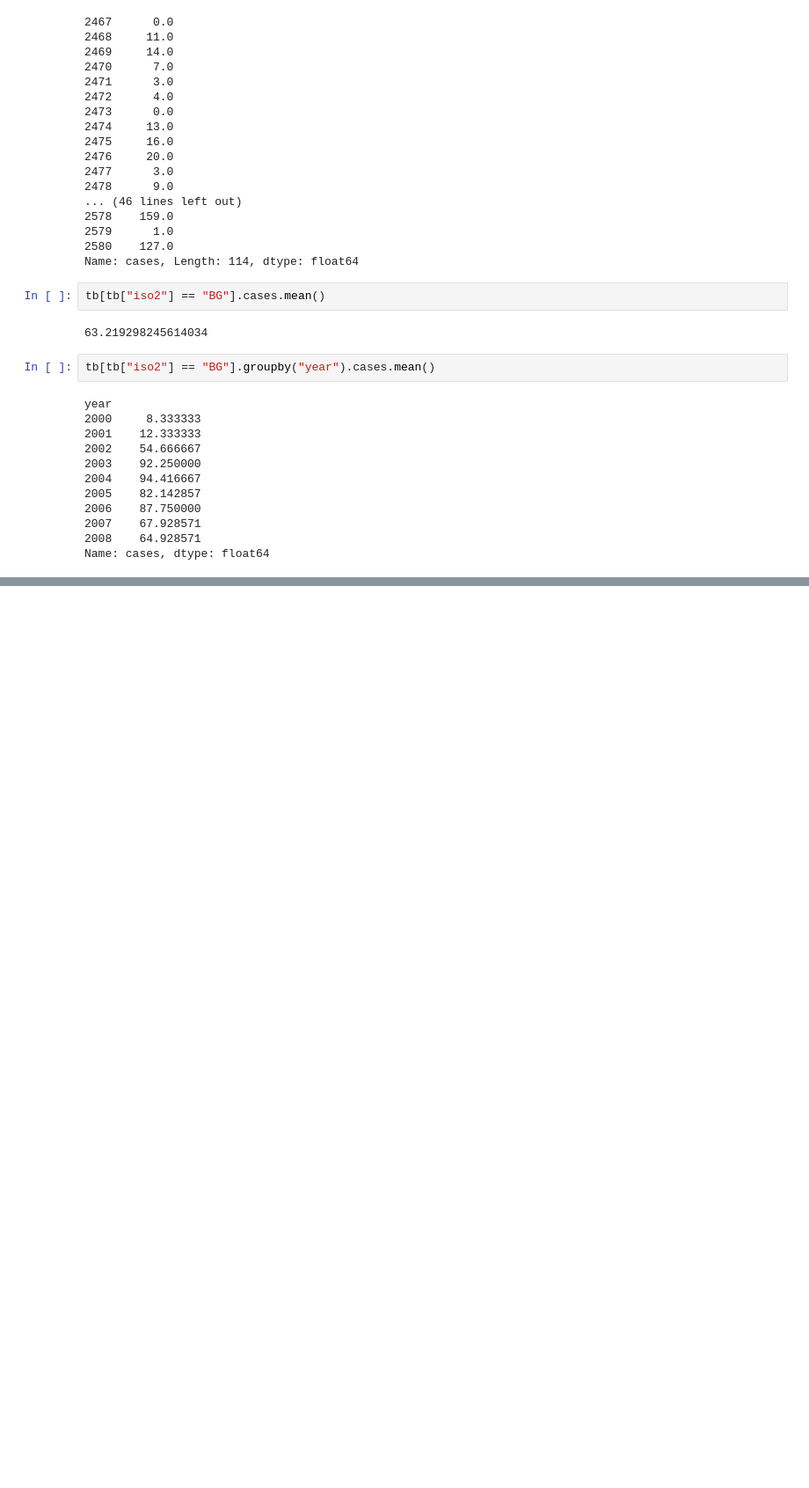
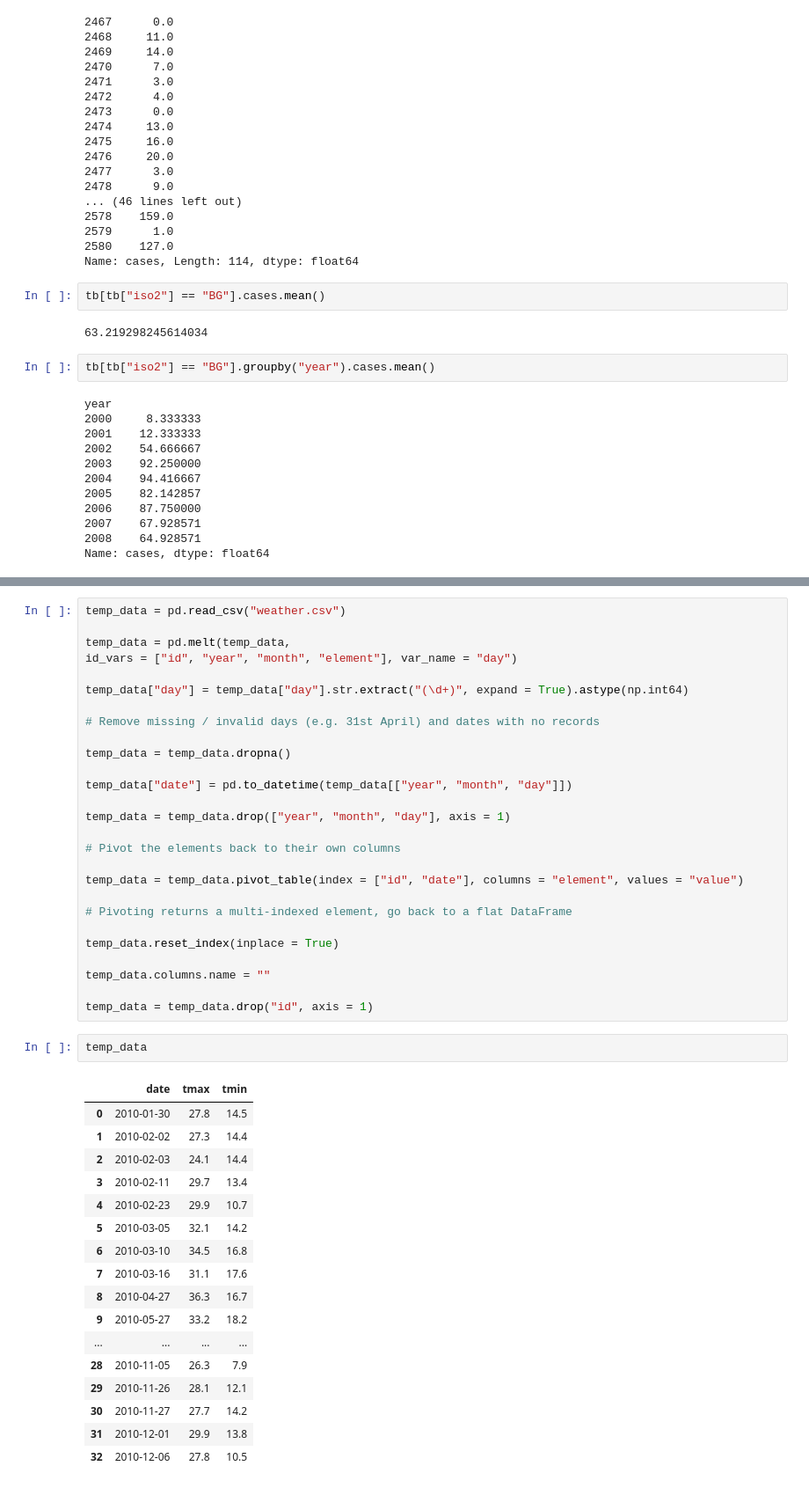
Before and after one commit to viraco4a/SoftUni, a Jupyter notebook: DataScience/02. Data-Tidying-and-Cleaning_Lab/Data Tidying and Cleaning Lab.ipynb, the cells around one changed output, grey strips where cells are left out. Shown: that part at 88% size. Saved outputs shown, nothing was run; the diff lists cells and outputs as text; blank space fills up the shorter version.

```diff
--- a/DataScience/02. Data-Tidying-and-Cleaning_Lab/Data Tidying and Cleaning Lab.ipynb
+++ b/DataScience/02. Data-Tidying-and-Cleaning_Lab/Data Tidying and Cleaning Lab.ipynb
@@ -288,0 +305,47 @@ Name: cases, dtype: float64
+# %%
+temp_data = pd.read_csv("weather.csv")
+
+temp_data = pd.melt(temp_data,
+id_vars = ["id", "year", "month", "element"], var_name = "day")
+
+temp_data["day"] = temp_data["day"].str.extract("(\d+)", expand = True).astype(np.int64)
+
+# Remove missing / invalid days (e.g. 31st April) and dates with no records
+
+temp_data = temp_data.dropna()
+
+temp_data["date"] = pd.to_datetime(temp_data[["year", "month", "day"]])
+
+temp_data = temp_data.drop(["year", "month", "day"], axis = 1)
+
+# Pivot the elements back to their own columns
+
+temp_data = temp_data.pivot_table(index = ["id", "date"], columns = "element", values = "value")
+
+# Pivoting returns a multi-indexed element, go back to a flat DataFrame
+
+temp_data.reset_index(inplace = True)
+
+temp_data.columns.name = ""
+
+temp_data = temp_data.drop("id", axis = 1)
+# %%
+temp_data
+# %% [output]
+|  | date | tmax | tmin |
+| 0 | 2010-01-30 | 27.8 | 14.5 |
+| 1 | 2010-02-02 | 27.3 | 14.4 |
+| 2 | 2010-02-03 | 24.1 | 14.4 |
+| 3 | 2010-02-11 | 29.7 | 13.4 |
+| 4 | 2010-02-23 | 29.9 | 10.7 |
+| 5 | 2010-03-05 | 32.1 | 14.2 |
+| 6 | 2010-03-10 | 34.5 | 16.8 |
+| 7 | 2010-03-16 | 31.1 | 17.6 |
+| 8 | 2010-04-27 | 36.3 | 16.7 |
+| 9 | 2010-05-27 | 33.2 | 18.2 |
+| ... | ... | ... | ... |
+| 28 | 2010-11-05 | 26.3 | 7.9 |
+| 29 | 2010-11-26 | 28.1 | 12.1 |
+| 30 | 2010-11-27 | 27.7 | 14.2 |
+| 31 | 2010-12-01 | 29.9 | 13.8 |
+| 32 | 2010-12-06 | 27.8 | 10.5 |
```
Also changed, not shown: parts of 36 cells of this notebook.
